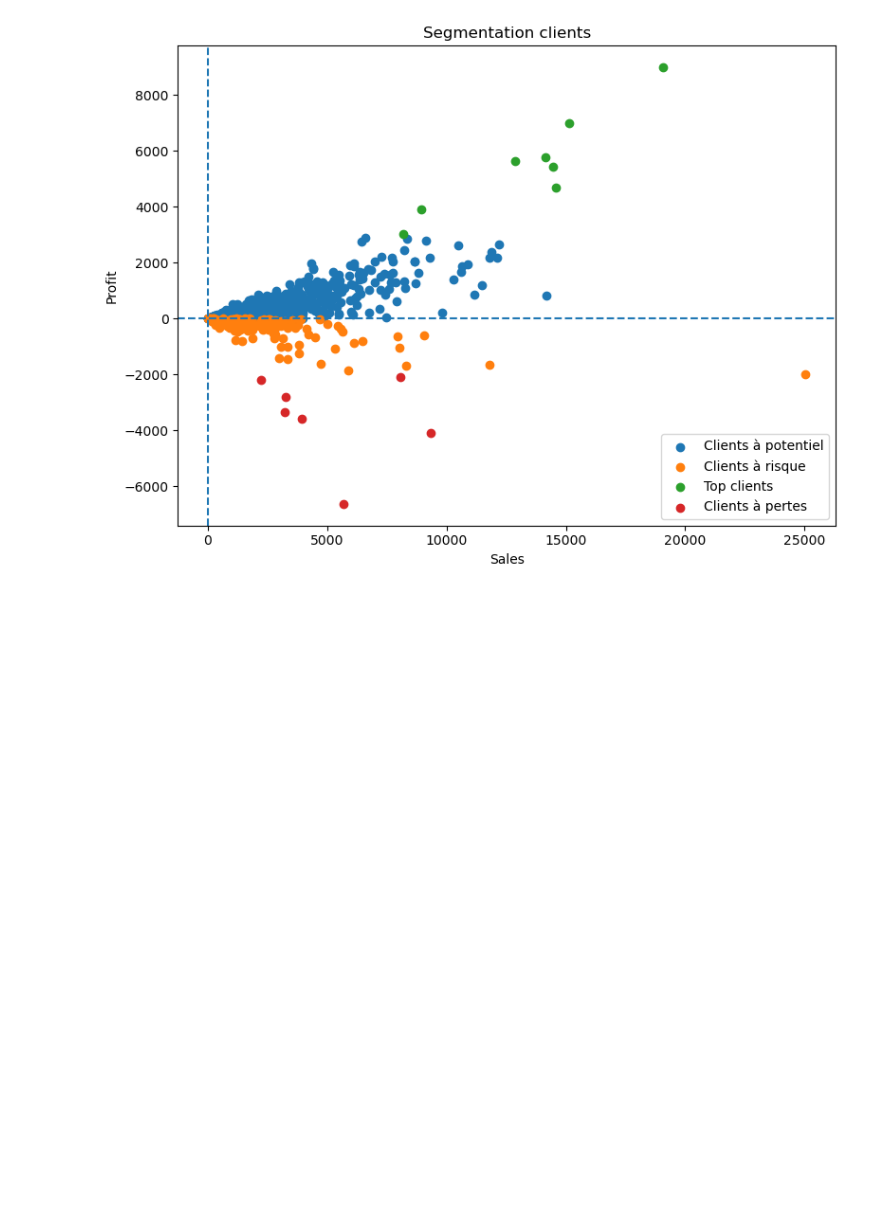
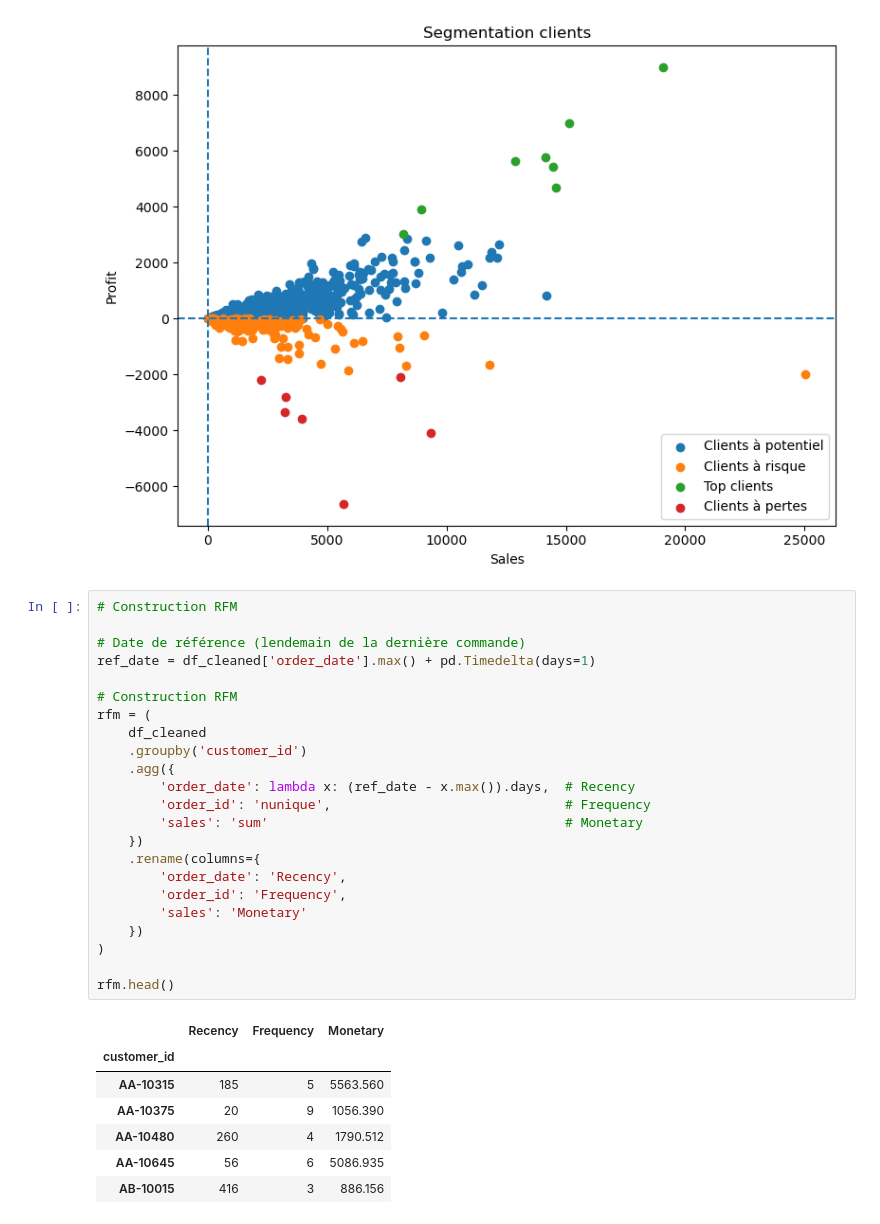
Before and after one commit to msshaqura/project_superstore, a Jupyter notebook: sample_superstore.ipynb, the cells around one changed output. Cells and saved outputs as stored; diff of their text form; blank space fills up the shorter version.

```diff
--- a/sample_superstore.ipynb
+++ b/sample_superstore.ipynb
@@ -576,3 +576,34 @@ plt.tight_layout()
 plt.show()
 # %% [output]
 [figure]
+# %%
+# Construction RFM
+
+# Date de référence (lendemain de la dernière commande)
+ref_date = df_cleaned['order_date'].max() + pd.Timedelta(days=1)
+
+# Construction RFM
+rfm = (
+    df_cleaned
+    .groupby('customer_id')
+    .agg({
+        'order_date': lambda x: (ref_date - x.max()).days,  # Recency
+        'order_id': 'nunique',                              # Frequency
+        'sales': 'sum'                                      # Monetary
+    })
+    .rename(columns={
+        'order_date': 'Recency',
+        'order_id': 'Frequency',
+        'sales': 'Monetary'
+    })
+)
+
+rfm.head()
+# %% [output]
+|  | Recency | Frequency | Monetary |
+| customer_id |  |  |  |
+| AA-10315 | 185 | 5 | 5563.560 |
+| AA-10375 | 20 | 9 | 1056.390 |
+| AA-10480 | 260 | 4 | 1790.512 |
+| AA-10645 | 56 | 6 | 5086.935 |
+| AB-10015 | 416 | 3 | 886.156 |
```
Also changed, not shown: parts of 5 cells of this notebook.
